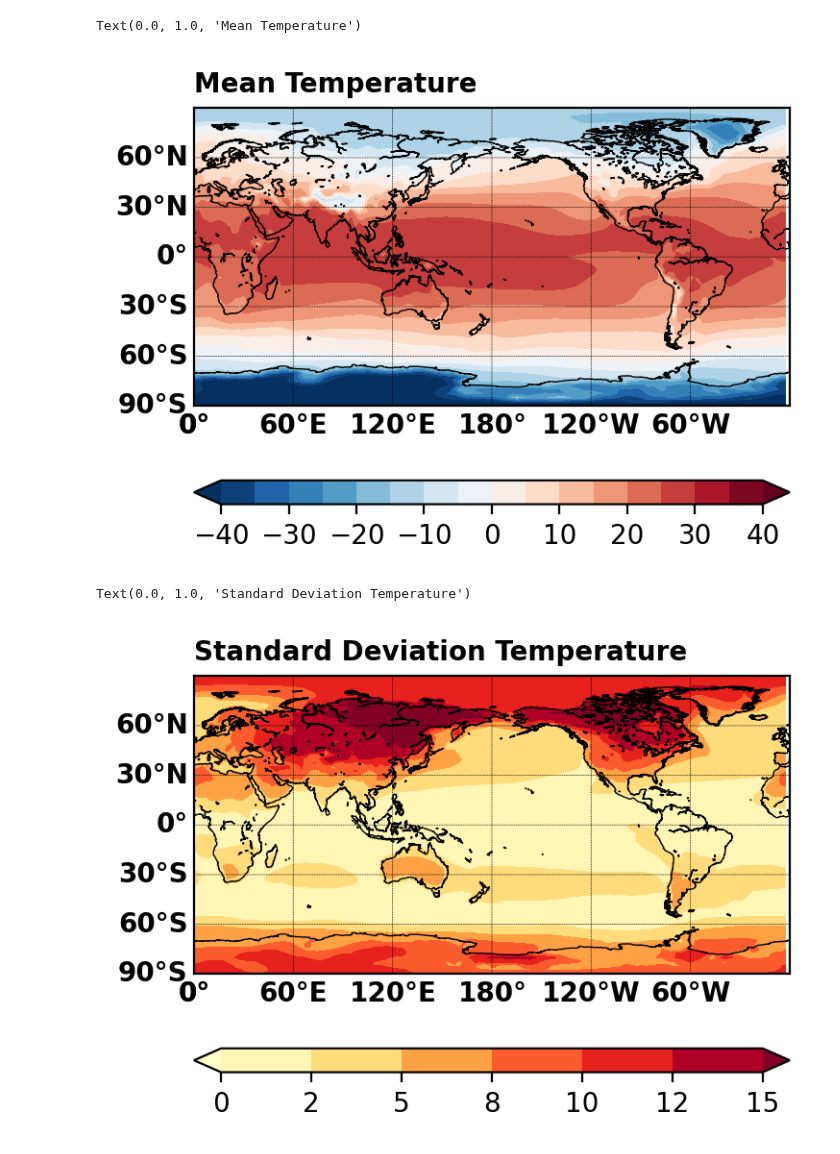
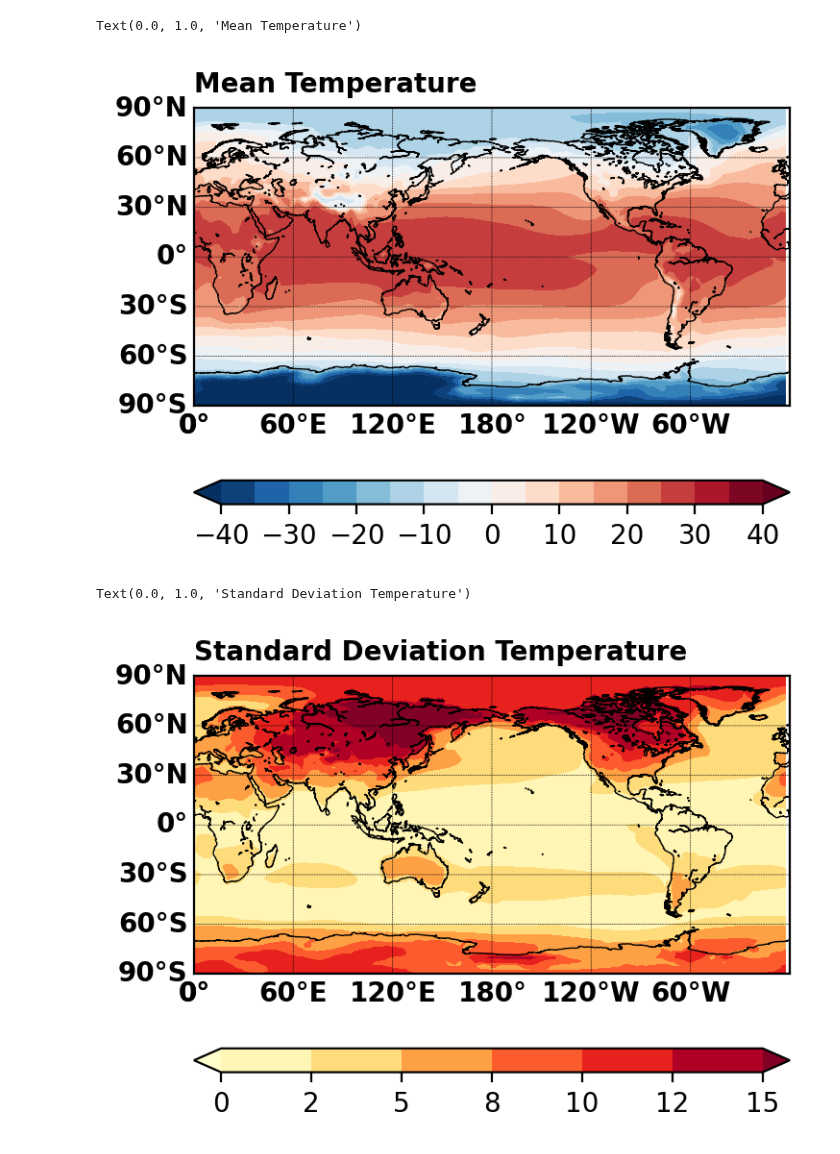
Before and after one commit to hnguyen-repos/numforGeosciences-ICTP, a Jupyter notebook: lec2.ipynb, the cells around one changed output. Saved outputs shown, nothing was run; the diff lists cells and outputs as text; code cells hidden in the pictures.

```diff
--- a/lec2.ipynb
+++ b/lec2.ipynb
@@ -1,33 +1,33 @@
 # %%
 import numpy as np
 import matplotlib.pyplot as plt
 import netCDF4 as nc
 from mpl_toolkits.basemap import Basemap
 
 file2 = "/home/ben/ictp/numforGeosciences-ICTP/datasets/lec1-era5_tas_1959_2021_25deg.nc"
 f1 = nc.Dataset(file2)
 lon = f1.variables['lon'][:]
 lat = f1.variables['lat'][:]
 var = f1.variables['t2m'][:,:,:]
 tas = np.average(var-273.15, axis=0)
 lonall, latall = np.meshgrid(lon, lat)
-parallels = np.arange(-90,90,30.) # make latitude lines
+parallels = np.arange(-90,90+1,30.) # make latitude lines
 meridians = np.arange(-180,180,60.) # make longitude lines
 
 # plot
 plt.figure(num=None, figsize=(4, 4), dpi=200, facecolor='w', edgecolor='k')
 m = Basemap(projection='cyl', llcrnrlat=-90,urcrnrlat=90,llcrnrlon=0,urcrnrlon=360,resolution="l")
 m.drawcoastlines(linewidth=0.5)
 x, y = m(lonall, latall)
-levels=[-40,-35,-30, -25, -20, -15, -10, -5, 0, 5, 10, 15, 20, 25, 30, 35, 40]
+levels=[-40, -35, -30, -25, -20, -15, -10, -5, 0, 5, 10, 15, 20, 25, 30, 35, 40]
 jjj=m.contourf(x,y,tas[:,:],levels=levels, extend = 'both', cmap=plt.cm.RdBu_r)
 m.colorbar(jjj,location='bottom',size="8%",pad='25%')
 m.drawparallels(parallels,labels=[1,0,0,0],fontsize=10,weight='bold',linewidth=0.3)
 m.drawmeridians(meridians,labels=[0,0,0,1],fontsize=10,weight='bold', linewidth=0.3)
-plt.title("Mean Temperature", loc='left',fontsize=10,weight='bold')
+plt.title("Mean Temperature",loc='left',fontsize=10,weight='bold')
 # %% [output]
 Text(0.0, 1.0, 'Mean Temperature')
-[figure, old version]
+[figure, new version]
 # %%
 standardvar = np.zeros((len(lat), len(lon)))
 for i in range(len(lat)):
@@ -39,7 +39,7 @@ plt.figure(num=None, figsize=(4, 4), dpi=200, facecolor='w', edgecolor='k')
 m = Basemap(projection='cyl', llcrnrlat=-90,urcrnrlat=90,llcrnrlon=0,urcrnrlon=360,resolution="l")
 m.drawcoastlines(linewidth=0.5)
 x, y = m(lonall, latall)
-levels=[0,2,5,8,10,12,15]
+levels=[0, 2, 5, 8, 10, 12, 15]
 jjj=m.contourf(x,y,standardvar,levels=levels, extend = 'both', cmap=plt.cm.YlOrRd)
 m.colorbar(jjj,location='bottom',size="8%", pad='25%')
 m.drawparallels(parallels,labels=[1,0,0,0],fontsize=10,weight='bold',linewidth=0.3)
@@ -47,4 +47,4 @@ m.drawmeridians(meridians,labels=[0,0,0,1],fontsize=10,weight='bold', linewidth=
 plt.title("Standard Deviation Temperature", loc='left',fontsize=10,weight='bold')
 # %% [output]
 Text(0.0, 1.0, 'Standard Deviation Temperature')
-[figure, old version]
+[figure, new version]
```
Also changed, not shown: 1 other file.
